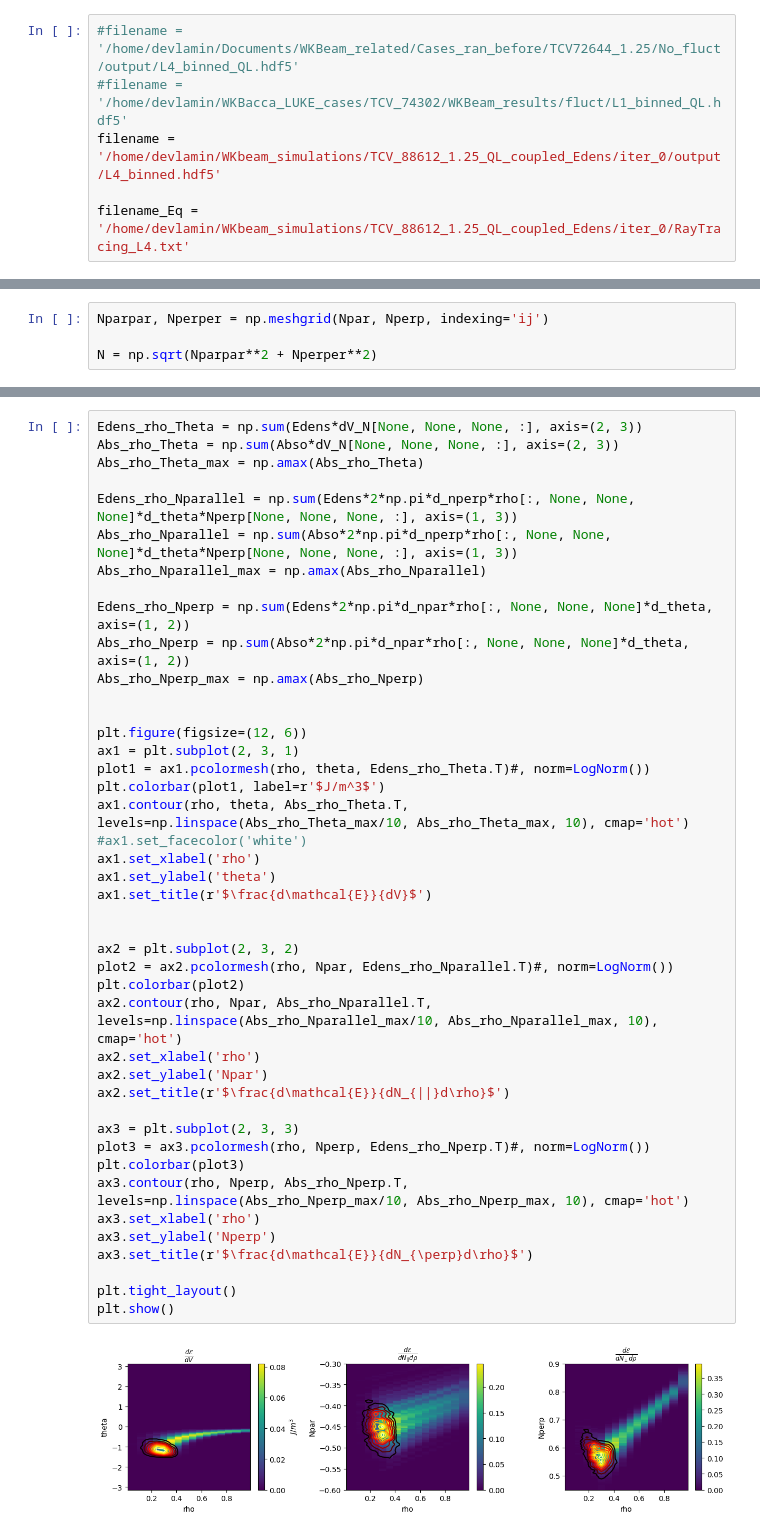
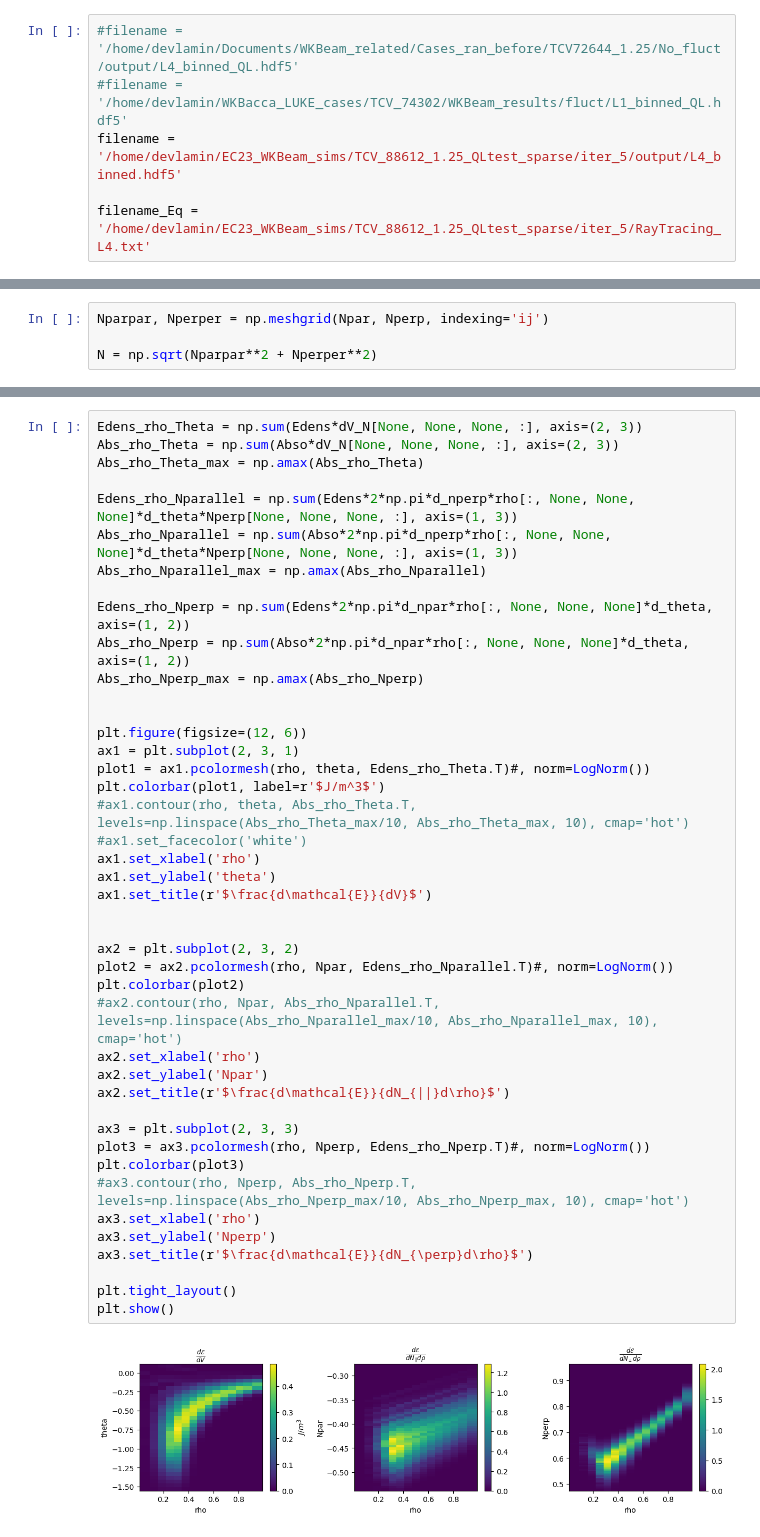
Before and after one commit to EwoutDevlaminck/WanKenoBEAM, a Jupyter notebook: QL_diffusion.ipynb, the cells around one changed output, grey strips where cells are left out. Drawn from its saved outputs; the diff is of its cells as text.

```diff
--- a/QL_diffusion.ipynb
+++ b/QL_diffusion.ipynb
@@ -26,9 +26,9 @@ e_over_me_c2 = e / (m_e * c**2)
 # %%
 #filename = '/home/devlamin/Documents/WKBeam_related/Cases_ran_before/TCV72644_1.25/No_fluct/output/L4_binned_QL.hdf5'
 #filename = '/home/devlamin/WKBacca_LUKE_cases/TCV_74302/WKBeam_results/fluct/L1_binned_QL.hdf5'
-filename = '/home/devlamin/WKbeam_simulations/TCV_88612_1.25_QL_coupled_Edens/iter_0/output/L4_binned.hdf5'
+filename = '/home/devlamin/EC23_WKBeam_sims/TCV_88612_1.25_QLtest_sparse/iter_5/output/L4_binned.hdf5'
 
-filename_Eq = '/home/devlamin/WKbeam_simulations/TCV_88612_1.25_QL_coupled_Edens/iter_0/RayTracing_L4.txt'
+filename_Eq = '/home/devlamin/EC23_WKBeam_sims/TCV_88612_1.25_QLtest_sparse/iter_5/RayTracing_L4.txt'
 # %%
 WhatToResolve, FreqGHz, mode, Wfct, Absorption, EnergyFlux, rhobins, thetabins, Nparallelbins, Nperpbins = aux.read_h5file(filename)
 # %%
@@ -156,37 +156,37 @@ Abs_rho_Nperp = np.sum(Abso*2*np.pi*d_npar*rho[:, None, None, None]*d_theta, axi
 Abs_rho_Nperp_max = np.amax(Abs_rho_Nperp)
 
 
 plt.figure(figsize=(12, 6))
 ax1 = plt.subplot(2, 3, 1)
 plot1 = ax1.pcolormesh(rho, theta, Edens_rho_Theta.T)#, norm=LogNorm())
 plt.colorbar(plot1, label=r'$J/m^3$')
-ax1.contour(rho, theta, Abs_rho_Theta.T, levels=np.linspace(Abs_rho_Theta_max/10, Abs_rho_Theta_max, 10), cmap='hot')
+#ax1.contour(rho, theta, Abs_rho_Theta.T, levels=np.linspace(Abs_rho_Theta_max/10, Abs_rho_Theta_max, 10), cmap='hot')
 #ax1.set_facecolor('white')
 ax1.set_xlabel('rho')
 ax1.set_ylabel('theta')
 ax1.set_title(r'$\frac{d\mathcal{E}}{dV}$')
 
 
 ax2 = plt.subplot(2, 3, 2)
 plot2 = ax2.pcolormesh(rho, Npar, Edens_rho_Nparallel.T)#, norm=LogNorm())
 plt.colorbar(plot2)
-ax2.contour(rho, Npar, Abs_rho_Nparallel.T, levels=np.linspace(Abs_rho_Nparallel_max/10, Abs_rho_Nparallel_max, 10), cmap='hot')
+#ax2.contour(rho, Npar, Abs_rho_Nparallel.T, levels=np.linspace(Abs_rho_Nparallel_max/10, Abs_rho_Nparallel_max, 10), cmap='hot')
 ax2.set_xlabel('rho')
 ax2.set_ylabel('Npar')
 ax2.set_title(r'$\frac{d\mathcal{E}}{dN_{||}d\rho}$')
 
 ax3 = plt.subplot(2, 3, 3)
 plot3 = ax3.pcolormesh(rho, Nperp, Edens_rho_Nperp.T)#, norm=LogNorm())
 plt.colorbar(plot3)
-ax3.contour(rho, Nperp, Abs_rho_Nperp.T, levels=np.linspace(Abs_rho_Nperp_max/10, Abs_rho_Nperp_max, 10), cmap='hot')
+#ax3.contour(rho, Nperp, Abs_rho_Nperp.T, levels=np.linspace(Abs_rho_Nperp_max/10, Abs_rho_Nperp_max, 10), cmap='hot')
 ax3.set_xlabel('rho')
 ax3.set_ylabel('Nperp')
 ax3.set_title(r'$\frac{d\mathcal{E}}{dN_{\perp}d\rho}$')
 
 plt.tight_layout()
 plt.show()
 # %% [output]
-[figure, old version]
+[figure, new version]
 # %%
 plt.figure()
 ax = plt.subplot(111)
```
Also changed, not shown: parts of 8 cells of this notebook, 11 other files.
